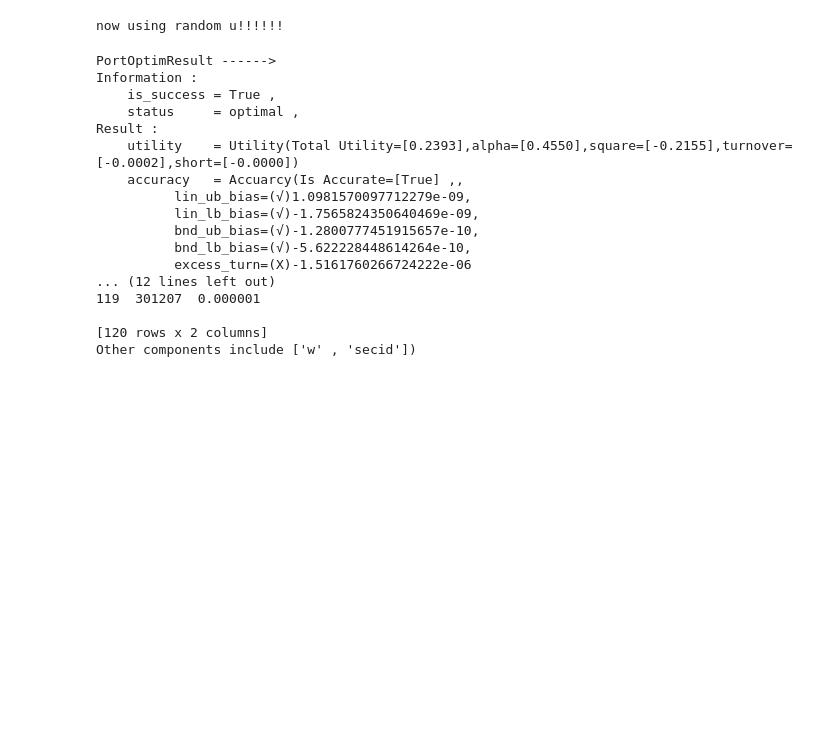
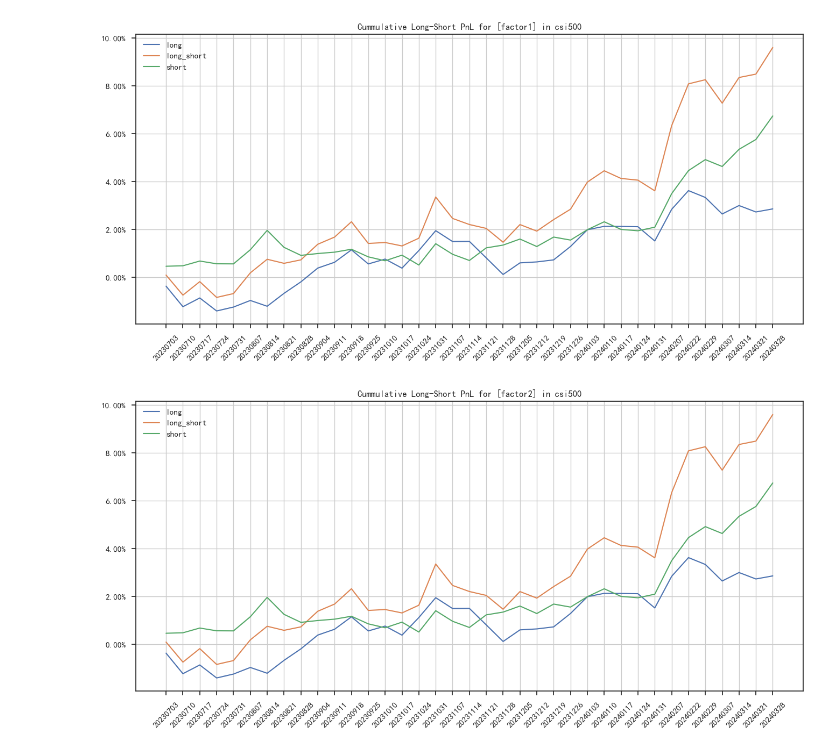
Before and after one commit to mengkjin/learndl, a Jupyter notebook: test.ipynb, the cells around one changed output. Cells and saved outputs as stored; diff of their text form; code cells hidden in the pictures; blank space fills up the shorter version.

```diff
--- a/test.ipynb
+++ b/test.ipynb
@@ -29,23 +12,4 @@ Other components include ['w' , 'secid'])
 # %%
 s0.port = s0.port.forward(20240606)
-s1 = optim.optimize(20240606 , initial_port=s0.port)
+s1 = optim.optimize(20240606 , init_port=s0.port)
 s1
-# %% [output]
-now using random u!!!!!!
-PortOptimResult ------>
-Information :
-    is_success = True ,
-    status     = optimal ,
-Result :
-    utility    = Utility(Total Utility=[0.2393],alpha=[0.4550],square=[-0.2155],turnover=[-0.0002],short=[-0.0000])
-    accuracy   = Accuarcy(Is Accurate=[True] ,,
-          lin_ub_bias=(√)1.0981570097712279e-09,
-          lin_lb_bias=(√)-1.7565824350640469e-09,
-          bnd_ub_bias=(√)-1.2800777451915657e-10,
-          bnd_lb_bias=(√)-5.622228448614264e-10,
-          excess_turn=(X)-1.5161760266724222e-06
-... (12 lines left out)
-119  301207  0.000001
-
-[120 rows x 2 columns]
-Other components include ['w' , 'secid'])
@@ -52,3 +18,15 @@ Other components include ['w' , 'secid'])
 # %%
 from src.factor.basic import RISK_MODEL
 risk_model = RISK_MODEL.get(20240606)
+# %%
+from src.factor.perf.api import PnLCurve , Benchmark
+from src.factor.basic import DATAVENDOR , AlphaModel
+
+factor_val = DATAVENDOR.random_factor(20230701 , 20240331 , nfactor=2).to_dataframe()
+benchmark  = Benchmark('csi500')
+
+a = PnLCurve()
+fig = a.calc(factor_val , benchmark).plot(True)
+# %% [output]
+[figure, added]
+[figure, added]
```
Also changed, not shown: parts of 21 cells of this notebook, 18 other files.
